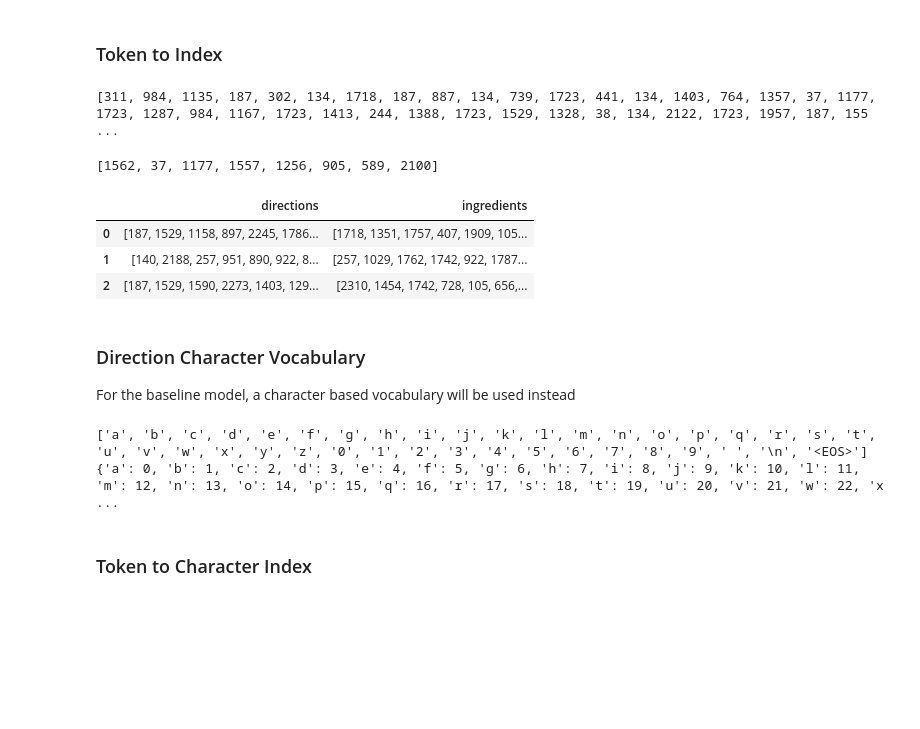
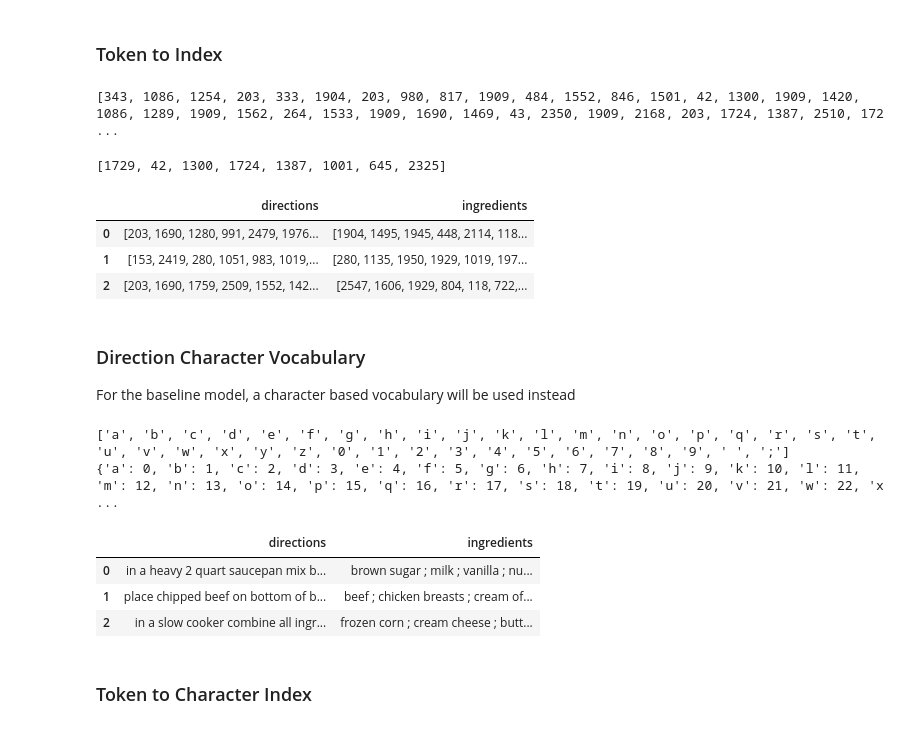
Before and after one commit to evan-ng/recipe, a Jupyter notebook: tastebud.ipynb, the cells around one changed output. Saved outputs shown, nothing was run; the diff lists cells and outputs as text; code cells hidden in the pictures; blank space fills up the shorter version.

```diff
--- a/tastebud.ipynb
+++ b/tastebud.ipynb
@@ -309,7 +364,7 @@ print(vocab_stoi)
 # %%
 if pre_processing == True:
     indexed_directions = []
-    for i, row in tokenized_ngl_df.iterrows():
+    for i, row in tokenized_nlg_df.iterrows():
         direction = []
         for word in row.combined_directions:
             if word in vocab:
@@ -318,13 +373,13 @@ if pre_processing == True:
 
     print(indexed_directions[8])
 # %% [output]
-[311, 984, 1135, 187, 302, 134, 1718, 187, 887, 134, 739, 1723, 441, 134, 1403, 764, 1357, 37, 1177, 1723, 1287, 984, 1167, 1723, 1413, 244, 1388, 1723, 1529, 1328, 38, 134, 2122, 1723, 1957, 187, 155 ...
+[343, 1086, 1254, 203, 333, 1904, 203, 980, 817, 1909, 484, 1552, 846, 1501, 42, 1300, 1909, 1420, 1086, 1289, 1909, 1562, 264, 1533, 1909, 1690, 1469, 43, 2350, 1909, 2168, 203, 1724, 1387, 2510, 172 ...
 # %%
 if pre_processing == True:
     indexed_ingredients = []
-    for i, row in tokenized_ngl_df.iterrows():
+    for i, row in tokenized_nlg_df.iterrows():
         ingredients = []
-        for ingredient_list in row.token_NER:
+        for ingredient_list in row.ingredients:
             for word in ingredient_list:
                 if word in vocab:
                     ingredients.append(vocab_stoi[word])
@@ -332,31 +387,31 @@ if pre_processing == True:
 
     print(indexed_ingredients[8])
 # %% [output]
-[1562, 37, 1177, 1557, 1256, 905, 589, 2100]
+[1729, 42, 1300, 1724, 1387, 1001, 645, 2325]
 # %%
 if pre_processing == True:
-    indexed_ngl_df = pd.DataFrame({'directions': indexed_directions, 'ingredients': indexed_ingredients})
-    indexed_ngl_df.to_csv('data/indexed_ngl.csv', header=False, index=False)
+    indexed_nlg_df = pd.DataFrame({'directions': indexed_directions, 'ingredients': indexed_ingredients})
+    #indexed_nlg_df.to_csv('data/indexed_nlg.csv', header=False, index=False)
 
-indexed_ngl_df = pd.read_csv('data/indexed_ngl.csv', header=None, names=["directions", "ingredients"],
-                            converters={'directions':pd.eval, 'ingredients':pd.eval})
+#indexed_nlg_df = pd.read_csv('data/indexed_nlg.csv', header=None, names=["directions", "ingredients"],
+#                            converters={'directions':pd.eval, 'ingredients':pd.eval})
 
-    #indexed_ngl_df.to_json('./data/indexed_ngl.json')
+    indexed_nlg_df.to_json('./data/indexed_nlg.json')
 
-#indexed_ngl_df = pd.read_json('./data/indexed_ngl.json')
+indexed_nlg_df = pd.read_json('./data/indexed_nlg.json')
 # %%
-indexed_ngl_df[:3]
+indexed_nlg_df[:3]
 # %% [output]
 |  | directions | ingredients |
-| 0 | [187, 1529, 1158, 897, 2245, 1786... | [1718, 1351, 1757, 407, 1909, 105... |
-| 1 | [140, 2188, 257, 951, 890, 922, 8... | [257, 1029, 1762, 1742, 922, 1787... |
-| 2 | [187, 1529, 1590, 2273, 1403, 129... | [2310, 1454, 1742, 728, 105, 656,... |
+| 0 | [203, 1690, 1280, 991, 2479, 1976... | [1904, 1495, 1945, 448, 2114, 118... |
+| 1 | [153, 2419, 280, 1051, 983, 1019,... | [280, 1135, 1950, 1929, 1019, 197... |
+| 2 | [203, 1690, 1759, 2509, 1552, 142... | [2547, 1606, 1929, 804, 118, 722,... |
 # %% [markdown]
 ### Direction Character Vocabulary
 For the baseline model, a character based vocabulary will be used instead
 # %%
 if pre_processing == True:
-    char_vocab = list(string.ascii_lowercase) + list(string.digits) + [' ', '\n', '<EOS>']
+    char_vocab = list(string.ascii_lowercase) + list(string.digits) + [' ', ';']
     json.dump(char_vocab, open('./data/char_vocab.json', 'w'))
 char_vocab = json.load(open('./data/char_vocab.json', 'r'))
 char_vocab_stoi = {s: i for i, s in enumerate(char_vocab)}
@@ -365,5 +420,5 @@ char_vocab_size = len(vocab)
 print(char_vocab)
 print(char_vocab_stoi)
 # %% [output]
-['a', 'b', 'c', 'd', 'e', 'f', 'g', 'h', 'i', 'j', 'k', 'l', 'm', 'n', 'o', 'p', 'q', 'r', 's', 't', 'u', 'v', 'w', 'x', 'y', 'z', '0', '1', '2', '3', '4', '5', '6', '7', '8', '9', ' ', '\n', '<EOS>']
+['a', 'b', 'c', 'd', 'e', 'f', 'g', 'h', 'i', 'j', 'k', 'l', 'm', 'n', 'o', 'p', 'q', 'r', 's', 't', 'u', 'v', 'w', 'x', 'y', 'z', '0', '1', '2', '3', '4', '5', '6', '7', '8', '9', ' ', ';']
 {'a': 0, 'b': 1, 'c': 2, 'd': 3, 'e': 4, 'f': 5, 'g': 6, 'h': 7, 'i': 8, 'j': 9, 'k': 10, 'l': 11, 'm': 12, 'n': 13, 'o': 14, 'p': 15, 'q': 16, 'r': 17, 's': 18, 't': 19, 'u': 20, 'v': 21, 'w': 22, 'x ...
@@ -370,3 +450,10 @@ print(char_vocab_stoi)
+# %%
+char_nlg_df[:3]
+# %% [output]
+|  | directions | ingredients |
+| 0 | in a heavy 2 quart saucepan mix b... | brown sugar ; milk ; vanilla ; nu... |
+| 1 | place chipped beef on bottom of b... | beef ; chicken breasts ; cream of... |
+| 2 | in a slow cooker combine all ingr... | frozen corn ; cream cheese ; butt... |
 # %% [markdown]
 ### Token to Character Index
 # %%
```
Also changed, not shown: parts of 31 cells of this notebook, 11 other files.
